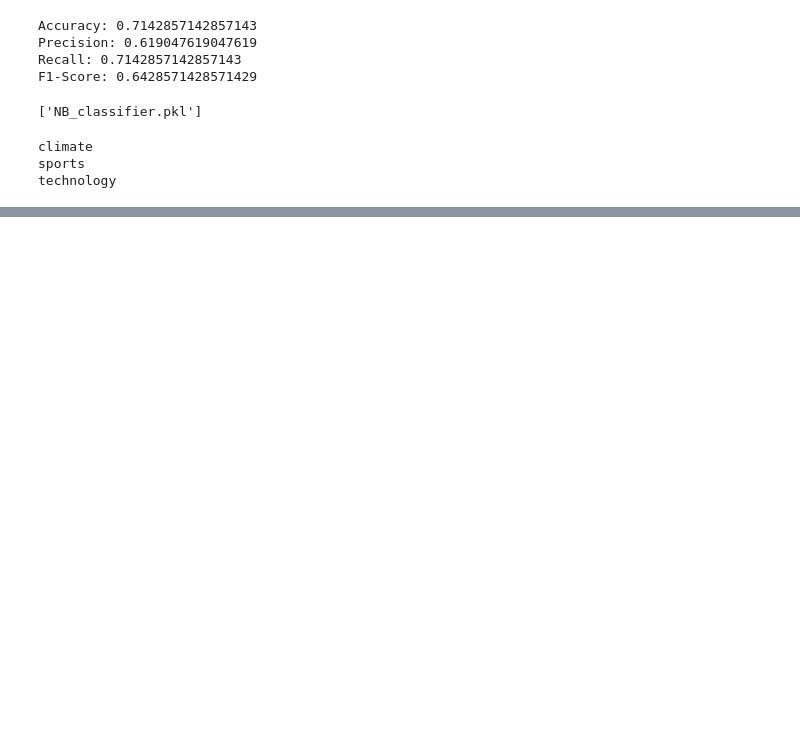
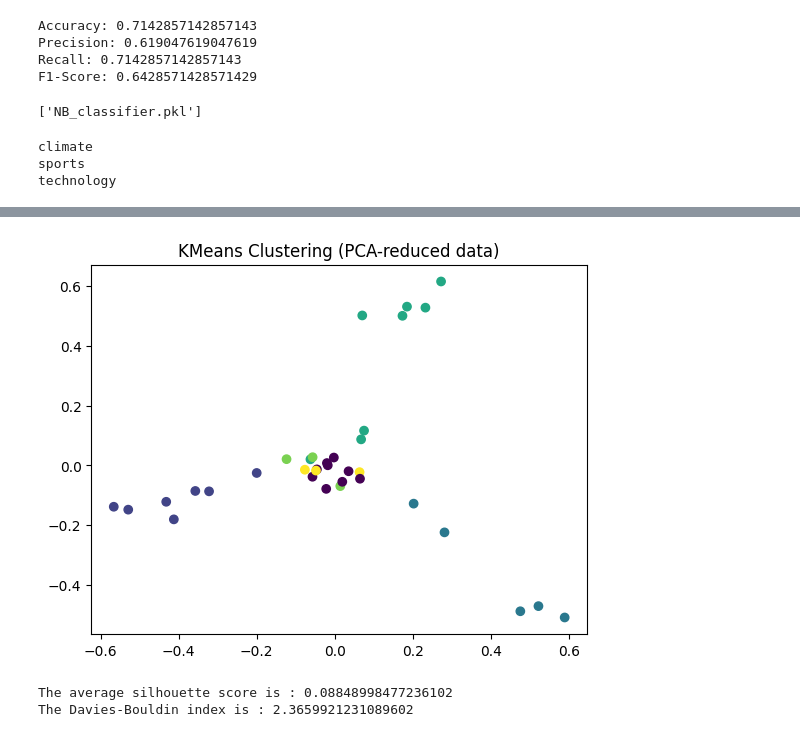
Before and after one commit to Sylvester254/NLP, a Jupyter notebook: NewsClassifier2/newsClassifier2.ipynb, the cells around one changed output, grey strips where cells are left out. Drawn from its saved outputs; the diff is of its cells as text; code cells hidden in the pictures; blank space fills up the shorter version.

Commit message:
clustering kmeans

```diff
--- a/NewsClassifier2/newsClassifier2.ipynb
+++ b/NewsClassifier2/newsClassifier2.ipynb
@@ -180,0 +197,67 @@ technology
+# %%
+import pandas as pd
+from sklearn.feature_extraction.text import TfidfVectorizer
+from sklearn.cluster import KMeans
+import matplotlib.pyplot as plt
+from sklearn.decomposition import PCA
+from sklearn.metrics import silhouette_score
+from sklearn.metrics import davies_bouldin_score
+
+
+
+# Load the preprocessed news corpus
+df = pd.read_csv('preprocessed_news_corpus.csv')
+
+# Drop the 'Topic' column
+df.drop('Topic', axis=1, inplace=True)
+
+# Create a TF-IDF Vectorizer object
+vectorizer = TfidfVectorizer(min_df=4)
+
+# Vectorize the text data
+X = vectorizer.fit_transform(df['Content'])
+
+# Perform clustering using KMeans
+kmeans = KMeans(n_clusters=6, random_state=45)
+clusters = kmeans.fit_predict(X)
+
+# Get the cluster centroids
+centroids = kmeans.cluster_centers_
+
+
+# Get the feature names
+feature_names = vectorizer.vocabulary_
+
+# Sort the feature names by their index and store them in a list
+sorted_feature_names = sorted(feature_names, key=feature_names.get)
+
+# Loop over each cluster and print the top 10 most representative words
+for i, centroid in enumerate(centroids):
+    print("\nTop words in cluster", i+1)
+    top_words_indices = centroid.argsort()[::-1][:10]
+    top_words = [sorted_feature_names[idx] for idx in top_words_indices]
+    print(top_words)
+
+# Reduce the dimensionality of the feature space to 2D using PCA
+pca = PCA(n_components=2)
+X_reduced = pca.fit_transform(X.toarray())
+
+# Visualize the clusters
+plt.scatter(X_reduced[:, 0], X_reduced[:, 1], c=clusters)
+plt.title('KMeans Clustering (PCA-reduced data)')
+plt.show()
+
+
+# Calculate the silhouette score for the clustered data
+silhouette_avg = silhouette_score(X, clusters)
+
+# Print the average silhouette score
+print("The average silhouette score is :", silhouette_avg)
+
+
+# Calculate the Davies-Bouldin index for the clustered data
+davies_bouldin = davies_bouldin_score(X.toarray(), clusters)
+
+# Print the Davies-Bouldin index
+print("The Davies-Bouldin index is :", davies_bouldin)
+# %% [output]
@@ -180,0 +281,3 @@ technology
+[figure, added]
+The average silhouette score is : 0.08848998477236102
+The Davies-Bouldin index is : 2.3659921231089602
```
Also changed, not shown: parts of 6 cells of this notebook.
